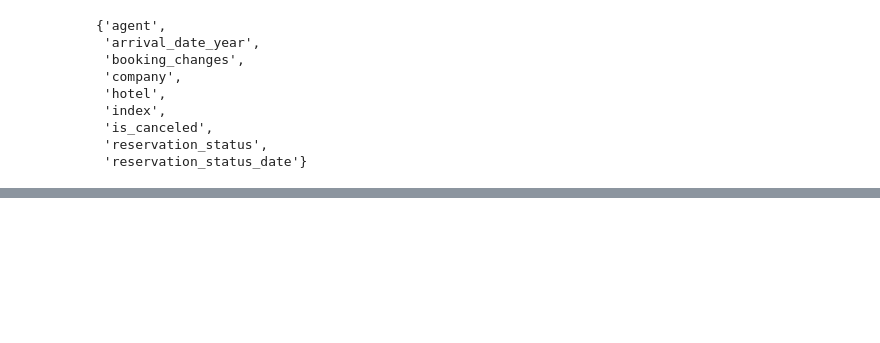
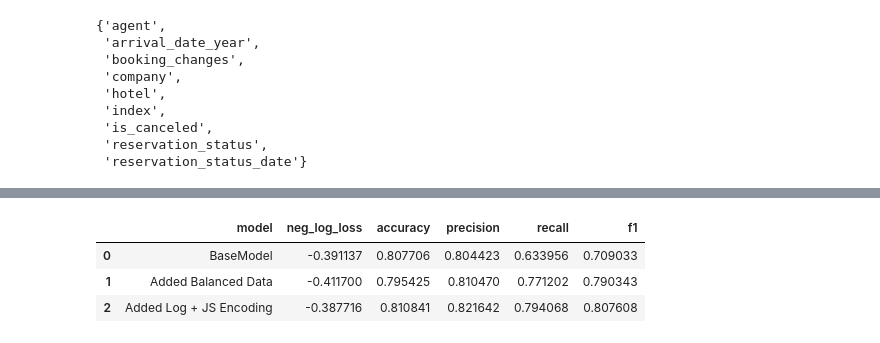
Before and after one commit to JB-GitHub0/Hotel-Project-V2, a Jupyter notebook: Hotel GLM.ipynb, the cells around one changed output, grey strips where cells are left out. Cells and saved outputs as stored; diff of their text form; code cells hidden in the pictures; blank space fills up the shorter version.

```diff
--- a/Hotel GLM.ipynb
+++ b/Hotel GLM.ipynb
@@ -32,12 +80,23 @@ df = pd.read_csv("hotel_bookings.csv")
 # %%
+# Load the dataset from the specified CSV file
+df = pd.read_csv("Data/hotel_bookings.csv")
+
+# Add an 'index' column to the DataFrame, which contains the original row indices
 df['index'] = df.index
+
+# Split the data into training (80%) and test (20%) sets
 df_train, df_test = train_test_split(df, test_size=0.2, random_state=42)
-df_val, df_train = train_test_split(df_train, train_size = 0.05, random_state=42)
 
+# Further split the training set into validation (5%) and training (95%) sets
+# Note: The train_size parameter here is 0.05, which means 5% of the original training set
+df_val, df_train = train_test_split(df_train, train_size=0.05, random_state=42)
+
+# Save the training, validation, and test sets to separate CSV files
 df_train.to_csv('Data/train_data.csv', index=False)
 df_val.to_csv('Data/validation_data.csv', index=False)
 df_test.to_csv('Data/test_data.csv', index=False)
 
+# Print the sizes of the training, test, and validation sets
 print('Train size:', len(df_train), 'Test size:', len(df_test), 'Validation size:', len(df_val))
 # %% [output]
 Train size: 90737 Test size: 23878 Validation size: 4775
@@ -581,0 +602,10 @@ results
+# %%
+# Initialize the RandomOverSampler with a fixed random state for reproducibility
+ros = RandomOverSampler(random_state=42)
+
+# Apply the RandomOverSampler to balance the training dataset
+# This will oversample the minority class to match the number of samples in the majority class
+df_train, df_train_y = ros.fit_resample(df_train, df_train['is_canceled'])
+
+# Checking the distribution of the target variable after oversampling
+df_train['is_canceled'].value_counts() * 100 / len(df_train)
@@ -581,0 +763,27 @@ results
+# %%
+# Repeating the same CV as before
+cv_results_lr = cross_validate(
+    clone(lr_pipe_w_log),
+    df_train,
+    df_train["is_canceled"],
+    cv=kf,
+    return_train_score=True,
+    scoring=scoring
+)
+
+entry = {
+    "model": "Added Log + JS Encoding",
+    "neg_log_loss": np.mean(cv_results_lr["test_neg_log_loss"]),
+    "accuracy": np.mean(cv_results_lr["test_accuracy"]),
+    "precision": np.mean(cv_results_lr["test_precision"]),
+    "recall": np.mean(cv_results_lr["test_recall"]),
+    "f1": np.mean(cv_results_lr["test_f1"]),
+}
+entry = pd.DataFrame([entry])
+results = pd.concat([results, entry], ignore_index=True)
+results
+# %% [output]
+|  | model | neg_log_loss | accuracy | precision | recall | f1 |
+| 0 | BaseModel | -0.391137 | 0.807706 | 0.804423 | 0.633956 | 0.709033 |
+| 1 | Added Balanced Data | -0.411700 | 0.795425 | 0.810470 | 0.771202 | 0.790343 |
+| 2 | Added Log + JS Encoding | -0.387716 | 0.810841 | 0.821642 | 0.794068 | 0.807608 |
```
Also changed, not shown: parts of 58 cells of this notebook, 2 other files.
